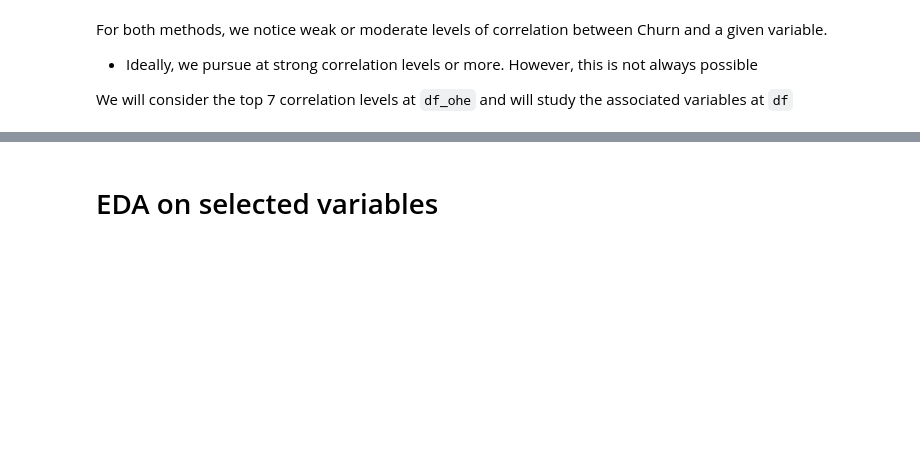
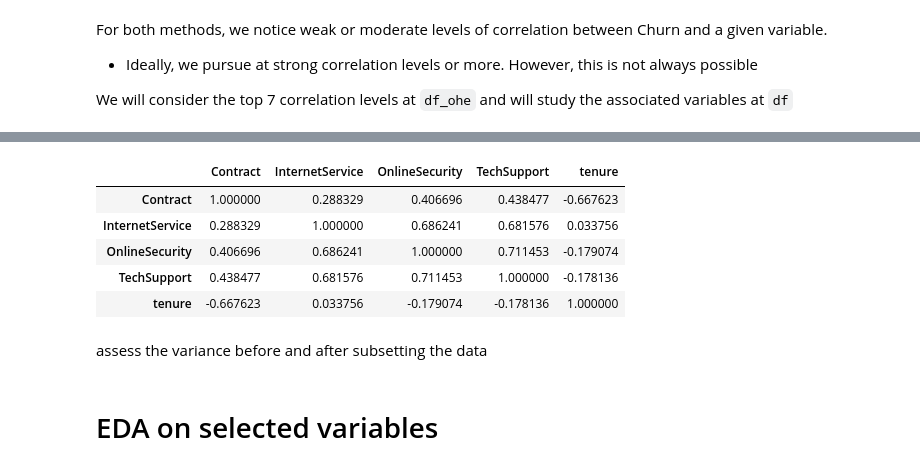
Before and after one commit to FernandoRocha88/WalkthroughProject02, a Jupyter notebook: jupyter_notebooks/02 - DataVisualization.ipynb, the cells around one changed output, grey strips where cells are left out. Saved outputs shown, nothing was run; the diff lists cells and outputs as text; code cells hidden in the pictures; blank space fills up the shorter version.

```diff
--- a/jupyter_notebooks/02 - DataVisualization.ipynb
+++ b/jupyter_notebooks/02 - DataVisualization.ipynb
@@ -168,0 +277,11 @@ vars_to_study
+# %%
+df_multi.corr(method='spearman')
+# %% [output]
+|  | Contract | InternetService | OnlineSecurity | TechSupport | tenure |
+| Contract | 1.000000 | 0.288329 | 0.406696 | 0.438477 | -0.667623 |
+| InternetService | 0.288329 | 1.000000 | 0.686241 | 0.681576 | 0.033756 |
+| OnlineSecurity | 0.406696 | 0.686241 | 1.000000 | 0.711453 | -0.179074 |
+| TechSupport | 0.438477 | 0.681576 | 0.711453 | 1.000000 | -0.178136 |
+| tenure | -0.667623 | 0.033756 | -0.179074 | -0.178136 | 1.000000 |
+# %% [markdown]
+assess the variance before and after subsetting the data
```
Also changed, not shown: parts of 24 cells of this notebook.
